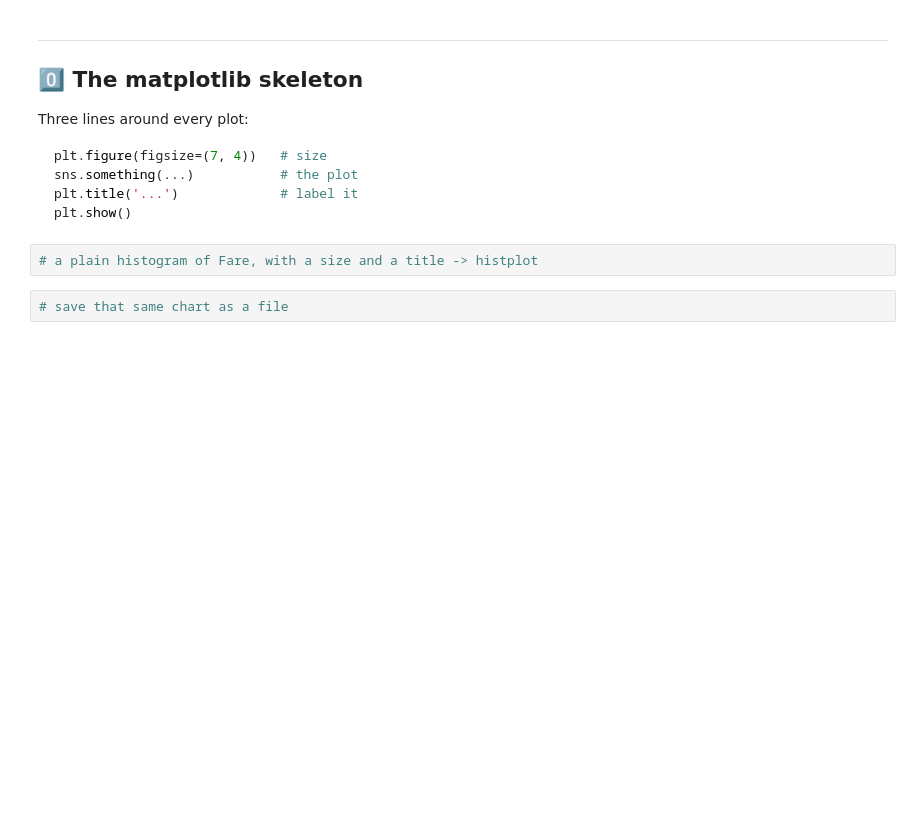
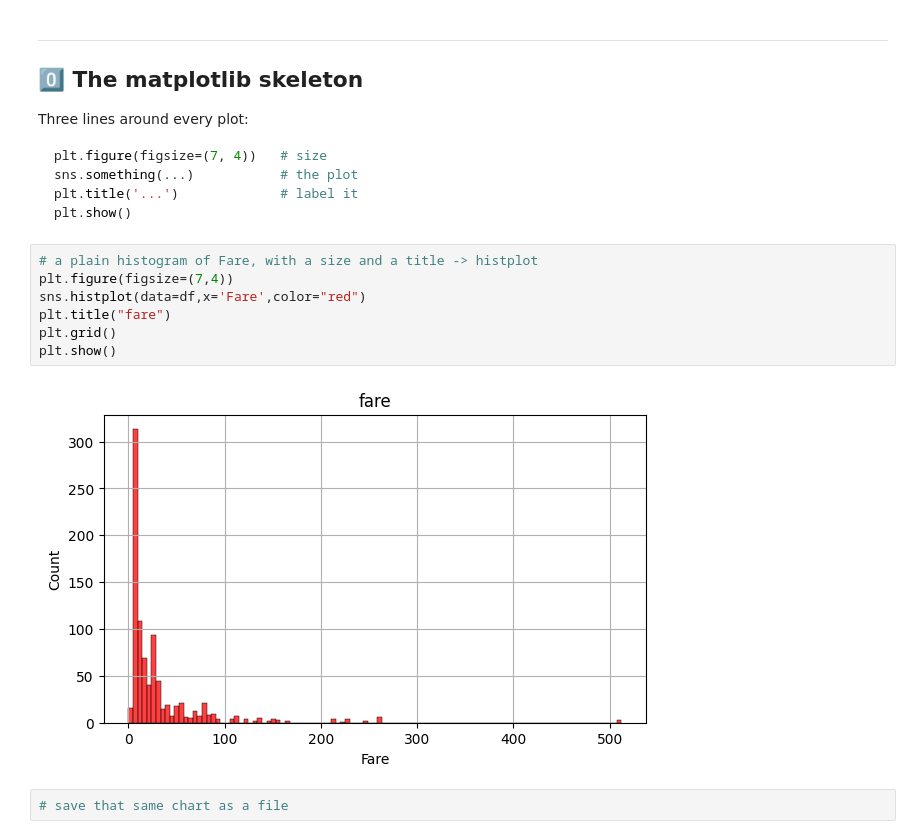
Before and after one commit to eshantharjun9-hub/ml-2-1, a Jupyter notebook: matplotlib_seaborn/plotting_for_ml.ipynb, the cells around one changed output. Drawn from its saved outputs; the diff is of its cells as text; blank space fills up the shorter version.

````diff
--- a/matplotlib_seaborn/plotting_for_ml.ipynb
+++ b/matplotlib_seaborn/plotting_for_ml.ipynb
@@ -70,6 +70,13 @@ plt.show()
 ```
 # %%
 # a plain histogram of Fare, with a size and a title -> histplot
+plt.figure(figsize=(7,4))
+sns.histplot(data=df,x='Fare',color="red")
+plt.title("fare")
+plt.grid()
+plt.show()
+# %% [output]
+[figure, added]
 # %%
 # save that same chart as a file
 # %% [markdown]
````
Also changed, not shown: parts of 12 cells of this notebook, 1 other file.
